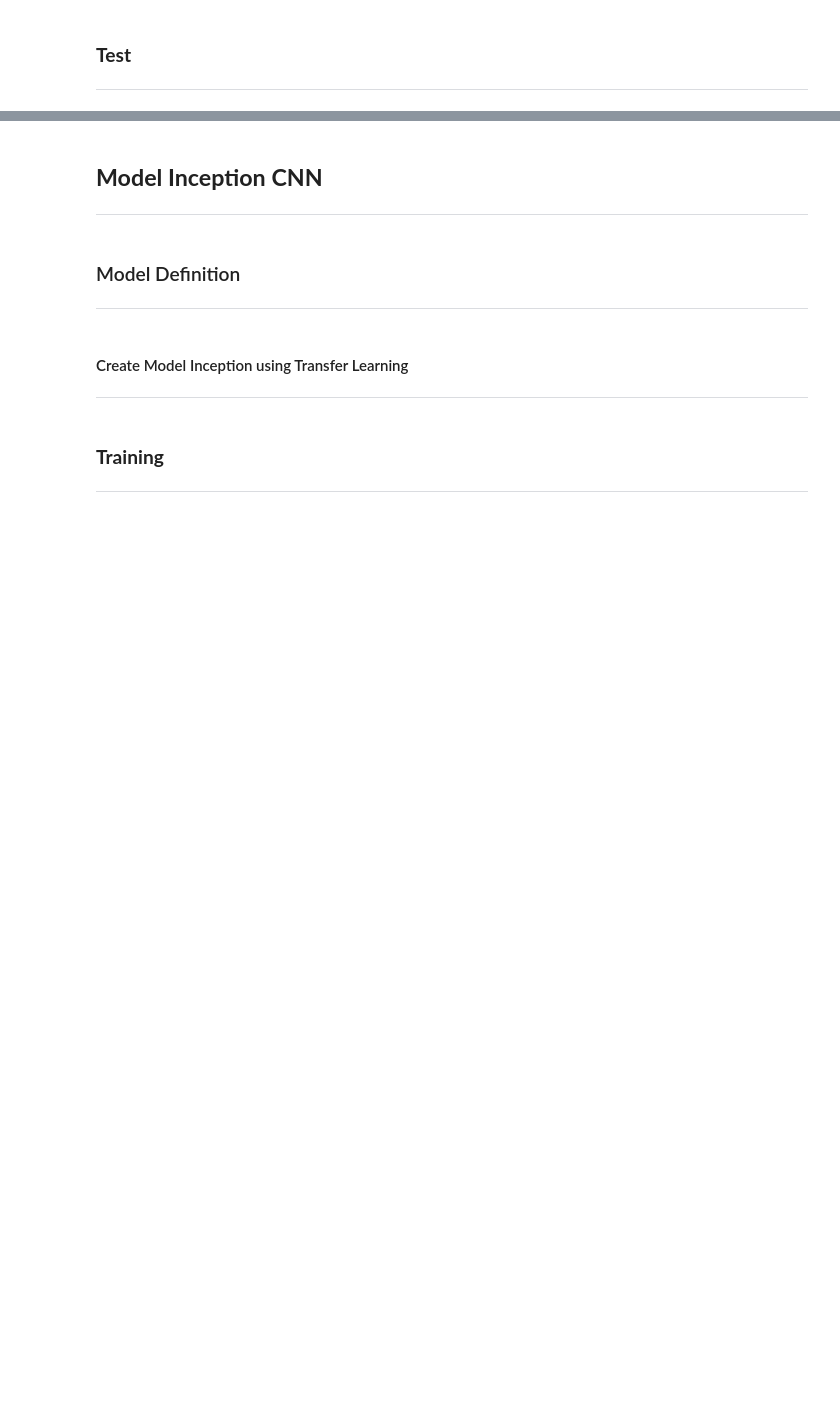
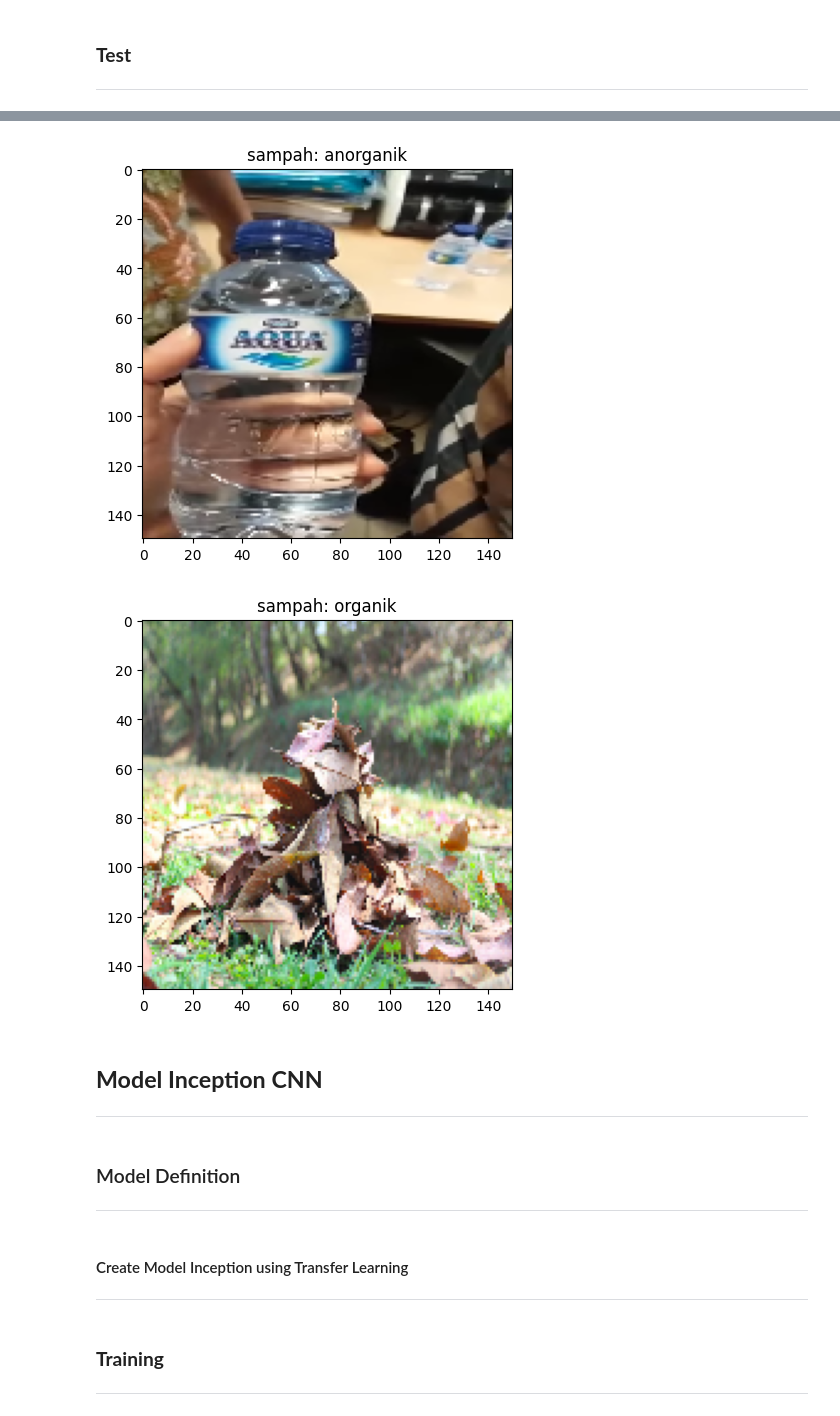
Before and after one commit to mrgsrylm/KlasifikasiSampah, a Jupyter notebook: machine learning/notebooks/klasifikasi_sampah.ipynb, the cells around one changed output, grey strips where cells are left out. Saved outputs shown, nothing was run; the diff lists cells and outputs as text; code cells hidden in the pictures; blank space fills up the shorter version.

Commit message:
fix(ml): testing for spesific image

```diff
--- a/machine learning/notebooks/klasifikasi_sampah.ipynb
+++ b/machine learning/notebooks/klasifikasi_sampah.ipynb
@@ -326,20 +331,36 @@ print('Test Accuracy: %.3f%%' % (accuracy * 100))
 # Extracting class labels and creating a dictionary for label decoding
 labels = VALIDATION_GENERATOR.class_indices
 labels = dict((v, k) for k, v in labels.items())
+target_size = (150, 150)
 
-# Load image
+# Load and preprocess images
 a_test_path = 'kategori_sampah/test/sampah_botol_aqua.png'
+a_test_image = image.load_img(a_test_path, target_size=target_size)
+a_test = image.img_to_array(a_test_image)
+a_test = np.expand_dims(a_test_image, axis = 0)
+
 o_test_path = 'kategori_sampah/test/sampah_daun_kering.png'
+o_test_image = image.load_img(o_test_path, target_size=target_size)
+o_test = image.img_to_array(o_test_image)
+o_test = np.expand_dims(o_test_image, axis = 0)
 
-a_test = image.load_img(a_test_path)
-o_test = image.load_img(o_test_path)
-
+# Make predictions
 a_result = model_simple_cnn.predict(a_test)
 o_result = model_simple_cnn.predict(o_test)
 
-plt.title('sampah :%s ' % (labels[np.argmax(a_result[0])]))
-plt.imshow(a_result)
+# Decode and display predictions
+a_predicted_label = labels[np.argmax(a_result[0])]
+o_predicted_label = labels[np.argmax(o_result[0])]
 
-plt.title('sampah :%s ' % (labels[np.argmax(o_result[0])]))
-plt.imshow(o_result)
-plt.show
+print('Predicted label for a_test: %s' % a_predicted_label)
+print('Predicted label for o_test: %s' % o_predicted_label)
+
+# Display images
+plt.title('sampah: %s' % a_predicted_label)
+plt.imshow(a_test_image)
+plt.show()
+
+plt.title('sampah: %s' % o_predicted_label)
+plt.imshow(o_test_image)
+plt.show()
+# %% [output]
@@ -346,3 +371,5 @@ plt.show
+[figure, added]
+[figure, added]
 # %% [markdown]
 ## **Model Inception CNN**
 ---
```
Also changed, not shown: parts of 4 cells of this notebook.
